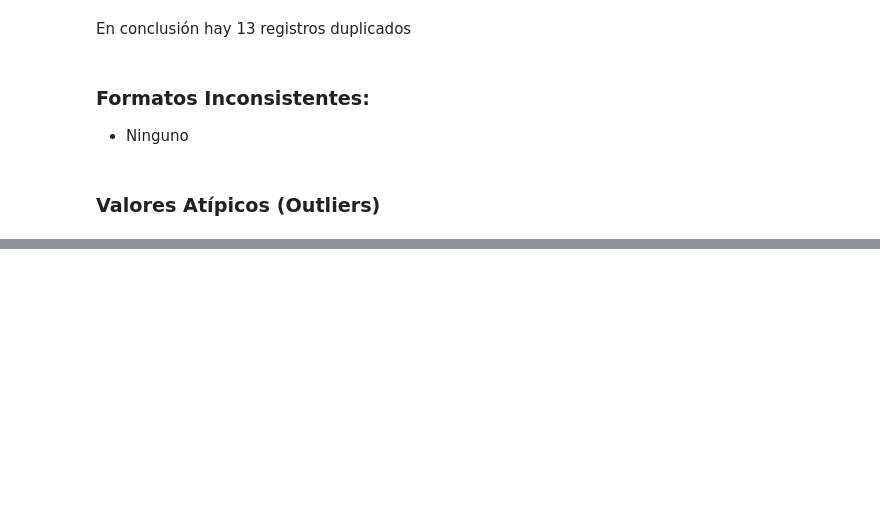
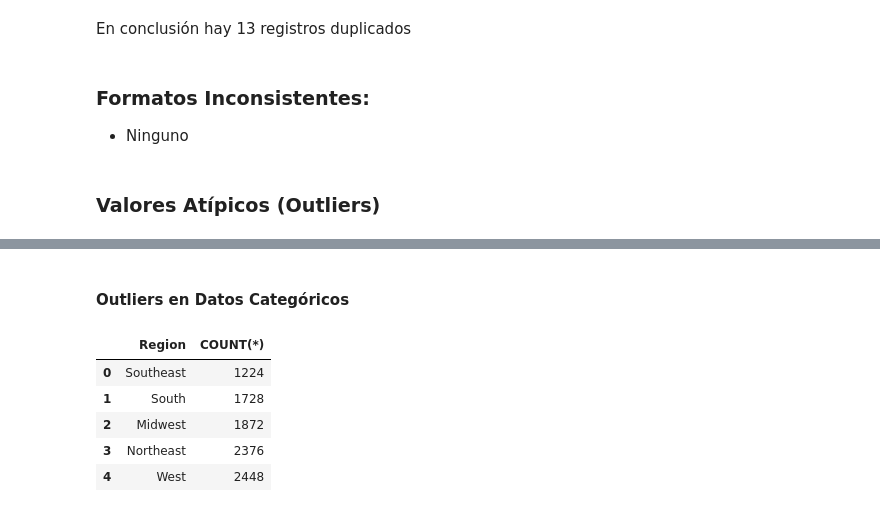
Before and after one commit to Dilmer-Rojas/Ventas_Adidas, a Jupyter notebook: notebooks/1.eda_rapido.ipynb, the cells around one changed output, grey strips where cells are left out. Cells and saved outputs as stored; diff of their text form; code cells hidden in the pictures; blank space fills up the shorter version.

```diff
--- a/notebooks/1.eda_rapido.ipynb
+++ b/notebooks/1.eda_rapido.ipynb
@@ -181,0 +205,18 @@ En conclusión hay 13 registros duplicados
+# %% [markdown]
+#### Outliers en Datos Categóricos
+# %%
+query = """
+        SELECT Region, COUNT(*)
+        FROM ventas_adidas
+        GROUP BY Region
+        ORDER BY COUNT(*) ASC;
+        """
+outliers_dc = pd.read_sql_query(query, conn)
+outliers_dc
+# %% [output]
+|  | Region | COUNT(*) |
+| 0 | Southeast | 1224 |
+| 1 | South | 1728 |
+| 2 | Midwest | 1872 |
+| 3 | Northeast | 2376 |
+| 4 | West | 2448 |
```
Also changed, not shown: parts of 14 cells of this notebook.
